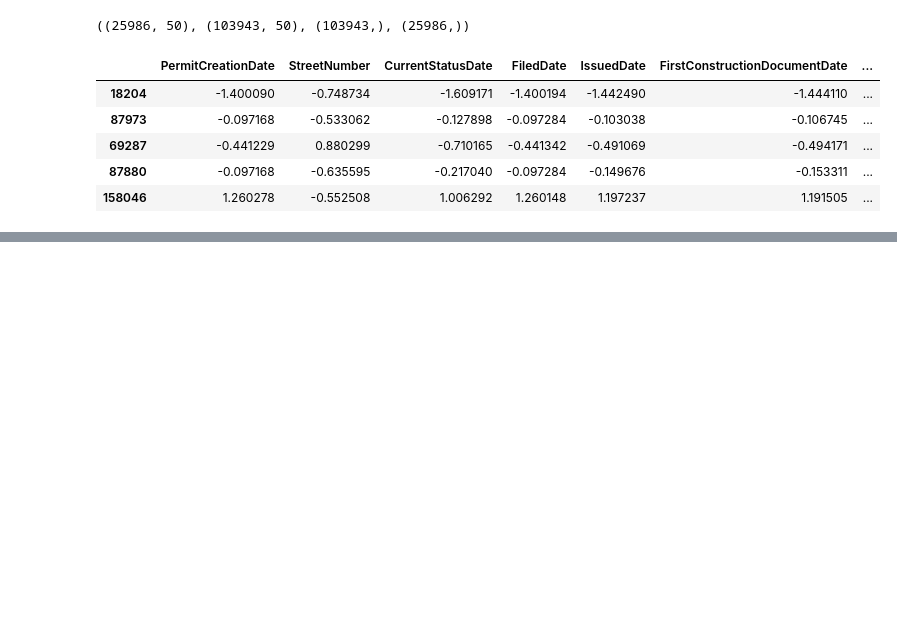
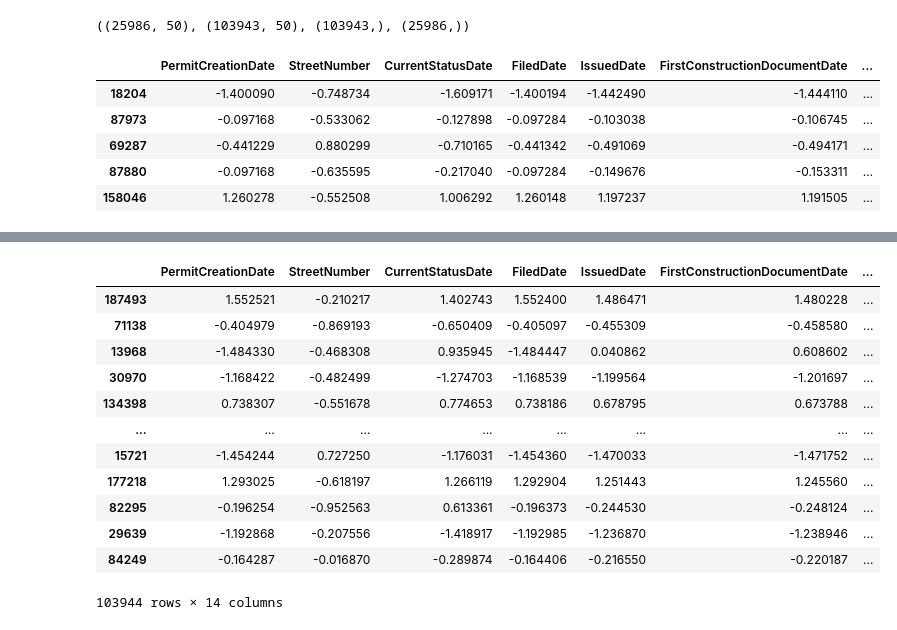
Before and after one commit to Suraba03/ml_san_francisco_permits, a Jupyter notebook: san_fancisco.ipynb, the cells around one changed output, grey strips where cells are left out. Cells and saved outputs as stored; diff of their text form; code cells hidden in the pictures; blank space fills up the shorter version.

```diff
--- a/san_fancisco.ipynb
+++ b/san_fancisco.ipynb
@@ -794,0 +921,8 @@ roc_auc_score(y_test, clf_lr1.decision_function(X_test))
+# %%
+t1 = X_cbc['PermitCreationDate'].dtype
+t2 = X_cbc['NumberofExistingStories'].dtype
+# %%
+num_cols = list()
+for col in X_cbc.columns:
+    if (X_cbc[col].dtype == t1 or X_cbc[col].dtype == t2) and "_" not in col:
+        num_cols.append(col)
@@ -794,0 +946,4 @@ roc_auc_score(y_test, clf_lr1.decision_function(X_test))
+# %%
+pca = StandardScaler()
+X_train_cbc[num_cols] = pca.fit_transform(X_train_cbc[num_cols])
+X_test_cbc[num_cols] = pca.fit_transform(X_test_cbc[num_cols])
@@ -794,0 +963,3 @@ roc_auc_score(y_test, clf_lr1.decision_function(X_test))
+# %%
+X_test_cbc.drop(['Block', 'Lot', 'StreetName', 'Description'], axis=1, inplace=True)
+X_train_cbc.drop(['Block', 'Lot', 'StreetName', 'Description'], axis=1, inplace=True)
@@ -794,0 +1005,16 @@ roc_auc_score(y_test, clf_lr1.decision_function(X_test))
+# %%
+X_train_cbc[num_cols]
+# %% [output]
+|  | PermitCreationDate | StreetNumber | CurrentStatusDate | FiledDate | IssuedDate | FirstConstructionDocumentDate | ... |
+| 187493 | 1.552521 | -0.210217 | 1.402743 | 1.552400 | 1.486471 | 1.480228 | ... |
+| 71138 | -0.404979 | -0.869193 | -0.650409 | -0.405097 | -0.455309 | -0.458580 | ... |
+| 13968 | -1.484330 | -0.468308 | 0.935945 | -1.484447 | 0.040862 | 0.608602 | ... |
+| 30970 | -1.168422 | -0.482499 | -1.274703 | -1.168539 | -1.199564 | -1.201697 | ... |
+| 134398 | 0.738307 | -0.551678 | 0.774653 | 0.738186 | 0.678795 | 0.673788 | ... |
+| ... | ... | ... | ... | ... | ... | ... | ... |
+| 15721 | -1.454244 | 0.727250 | -1.176031 | -1.454360 | -1.470033 | -1.471752 | ... |
+| 177218 | 1.293025 | -0.618197 | 1.266119 | 1.292904 | 1.251443 | 1.245560 | ... |
+| 82295 | -0.196254 | -0.952563 | 0.613361 | -0.196373 | -0.244530 | -0.248124 | ... |
+| 29639 | -1.192868 | -0.207556 | -1.418917 | -1.192985 | -1.236870 | -1.238946 | ... |
+| 84249 | -0.164287 | -0.016870 | -0.289874 | -0.164406 | -0.216550 | -0.220187 | ... |
+103944 rows × 14 columns
```
Also changed, not shown: parts of 44 cells of this notebook.
